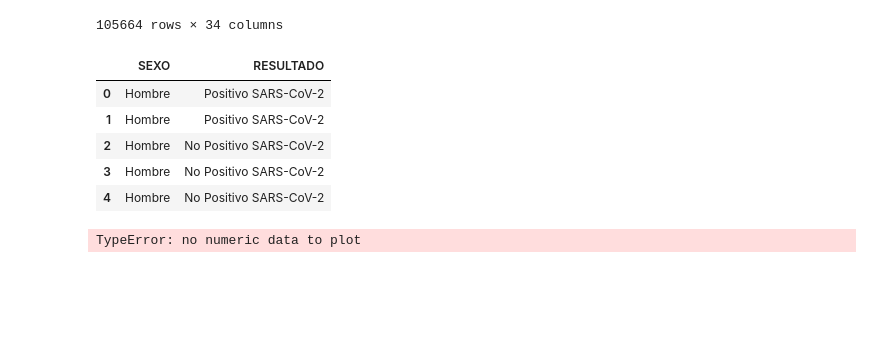
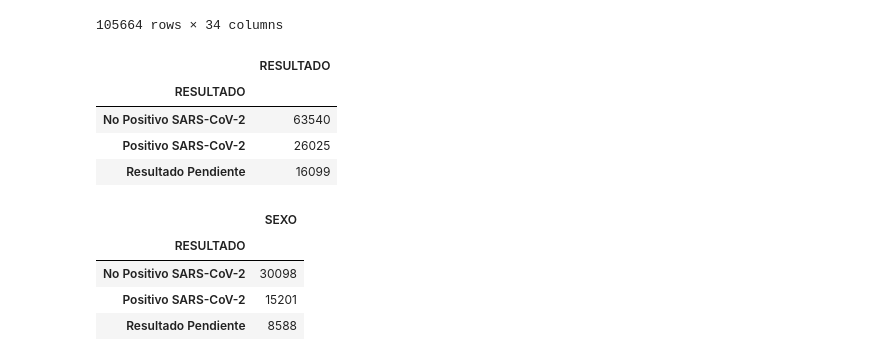
Before and after one commit to millennial-web/team-project-1-covid19-mx, a Jupyter notebook: MX COVID-19 - Bernardo.ipynb, the cells around one changed output. Cells and saved outputs as stored; diff of their text form; code cells hidden in the pictures; blank space fills up the shorter version.

```diff
--- a/MX COVID-19 - Bernardo.ipynb
+++ b/MX COVID-19 - Bernardo.ipynb
@@ -467,17 +467,25 @@ covid_mx_clean_df
 | 105662 | 1d0929 | Fuera De USMER | IMSS | Baja California | Mujer | Sinaloa | Baja California | Calvillo | ... |
 | 105663 | 0ee184 | Fuera De USMER | SSA | Aguascalientes | Mujer | Aguascalientes | Aguascalientes | El Llano | ... |
 105664 rows × 34 columns
-# %%
-SEXRES=covid_mx_clean_df[["SEXO", "RESULTADO"]]
-SEXRES.head()
-# %% [output]
-|  | SEXO | RESULTADO |
-| 0 | Hombre | Positivo SARS-CoV-2 |
-| 1 | Hombre | Positivo SARS-CoV-2 |
-| 2 | Hombre | No Positivo SARS-CoV-2 |
-| 3 | Hombre | No Positivo SARS-CoV-2 |
-| 4 | Hombre | No Positivo SARS-CoV-2 |
-# %%
-SEXRES.plot()
-# %% [output]
-TypeError: no numeric data to plot
+# %%
+CasosCovidDf = covid_mx_clean_df[['RESULTADO']]
+CasosCovidDf = CasosCovidDf.groupby(covid_mx_clean_df['RESULTADO']).count()
+CasosCovidDf
+# %% [output]
+|  | RESULTADO |
+| RESULTADO |  |
+| No Positivo SARS-CoV-2 | 63540 |
+| Positivo SARS-CoV-2 | 26025 |
+| Resultado Pendiente | 16099 |
+# %%
+ResultadoSexoDf = covid_mx_clean_df[['RESULTADO','SEXO']]
+ResultadoSexoDf =  ResultadoSexoDf[ResultadoSexoDf['SEXO']=='Hombre']
+ResultadoSexoDf = ResultadoSexoDf.groupby(covid_mx_clean_df['RESULTADO']).count()
+del ResultadoSexoDf['RESULTADO']
+ResultadoSexoDf
+# %% [output]
+|  | SEXO |
+| RESULTADO |  |
+| No Positivo SARS-CoV-2 | 30098 |
+| Positivo SARS-CoV-2 | 15201 |
+| Resultado Pendiente | 8588 |
```
